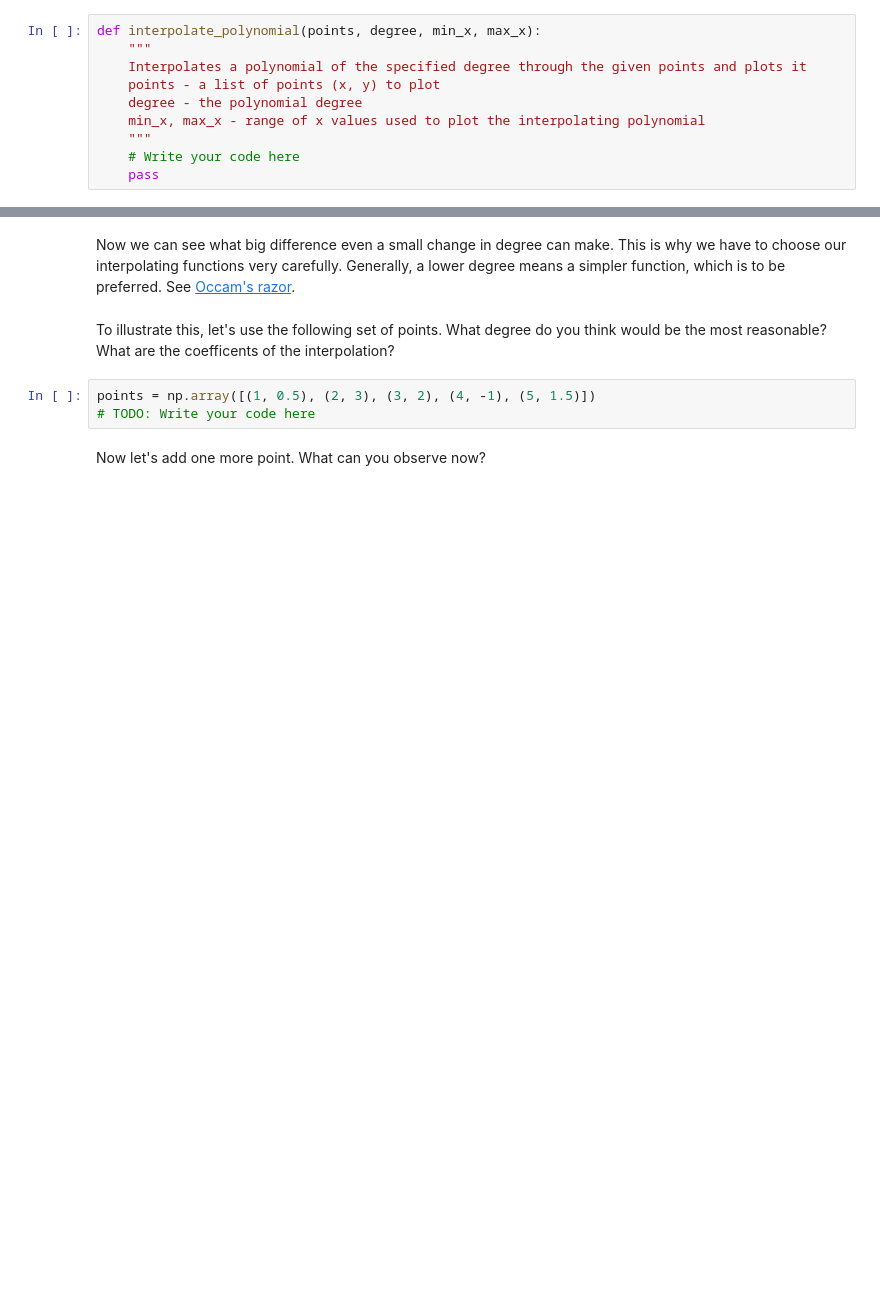
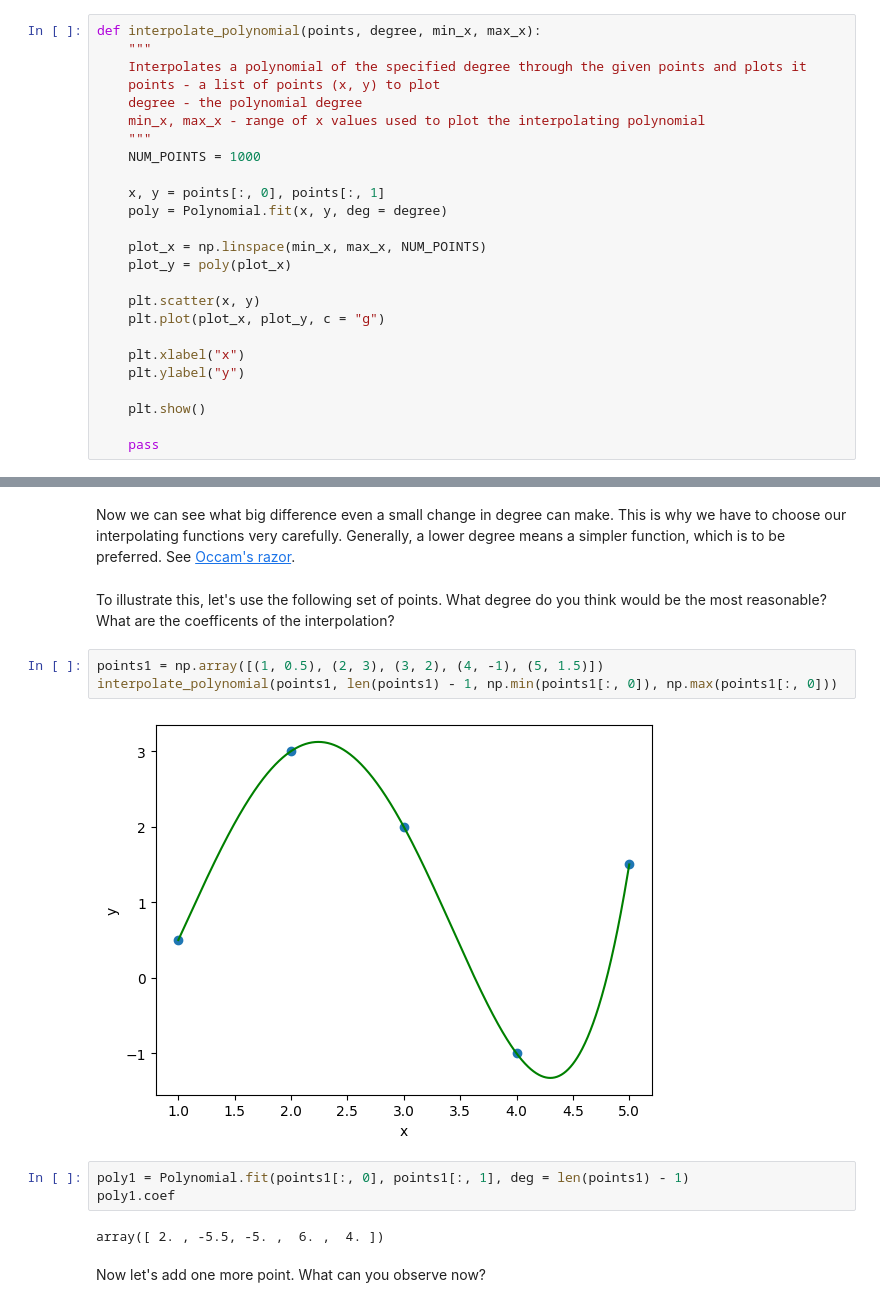
Before and after one commit to VladoDev03/math-concepts-for-developers-softuni, a Jupyter notebook: 02-basic-algebra/Basic Algebra Exercise.ipynb, the cells around one changed output, grey strips where cells are left out. Cells and saved outputs as stored; diff of their text form; blank space fills up the shorter version.

```diff
--- a/02-basic-algebra/Basic Algebra Exercise.ipynb
+++ b/02-basic-algebra/Basic Algebra Exercise.ipynb
@@ -69,7 +91,22 @@ def interpolate_polynomial(points, degree, min_x, max_x):
     degree - the polynomial degree
     min_x, max_x - range of x values used to plot the interpolating polynomial
     """
-    # Write your code here
+    NUM_POINTS = 1000
+
+    x, y = points[:, 0], points[:, 1]
+    poly = Polynomial.fit(x, y, deg = degree)
+
+    plot_x = np.linspace(min_x, max_x, NUM_POINTS)
+    plot_y = poly(plot_x)
+
+    plt.scatter(x, y)
+    plt.plot(plot_x, plot_y, c = "g")
+
+    plt.xlabel("x")
+    plt.ylabel("y")
+
+    plt.show()
+
     pass
 # %%
 points = np.array([(0, 0), (1, 0.8), (2, 0.9), (3, 0.1), (4, -0.8), (5, -1.0)])
@@ -113,8 +169,15 @@ Now we can see what big difference even a small change in degree can make. This
 # %% [markdown]
 To illustrate this, let's use the following set of points. What degree do you think would be the most reasonable? What are the coefficents of the interpolation?
 # %%
-points = np.array([(1, 0.5), (2, 3), (3, 2), (4, -1), (5, 1.5)])
-# TODO: Write your code here
+points1 = np.array([(1, 0.5), (2, 3), (3, 2), (4, -1), (5, 1.5)])
+interpolate_polynomial(points1, len(points1) - 1, np.min(points1[:, 0]), np.max(points1[:, 0]))
+# %% [output]
+[figure, added]
+# %%
+poly1 = Polynomial.fit(points1[:, 0], points1[:, 1], deg = len(points1) - 1)
+poly1.coef
+# %% [output]
+array([ 2. , -5.5, -5. ,  6. ,  4. ])
 # %% [markdown]
 Now let's add one more point. What can you observe now?
 # %%
```
Also changed, not shown: parts of 21 cells of this notebook, 4 other files.
